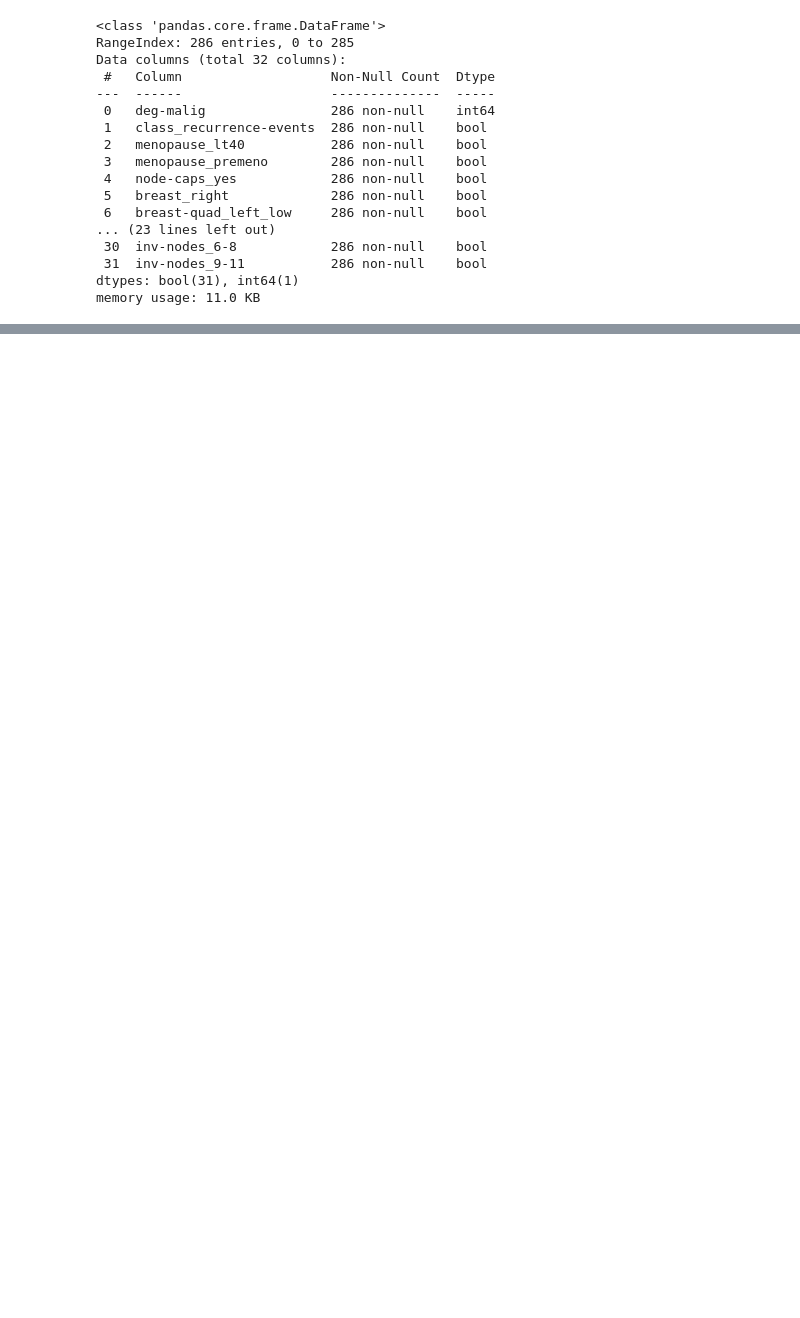
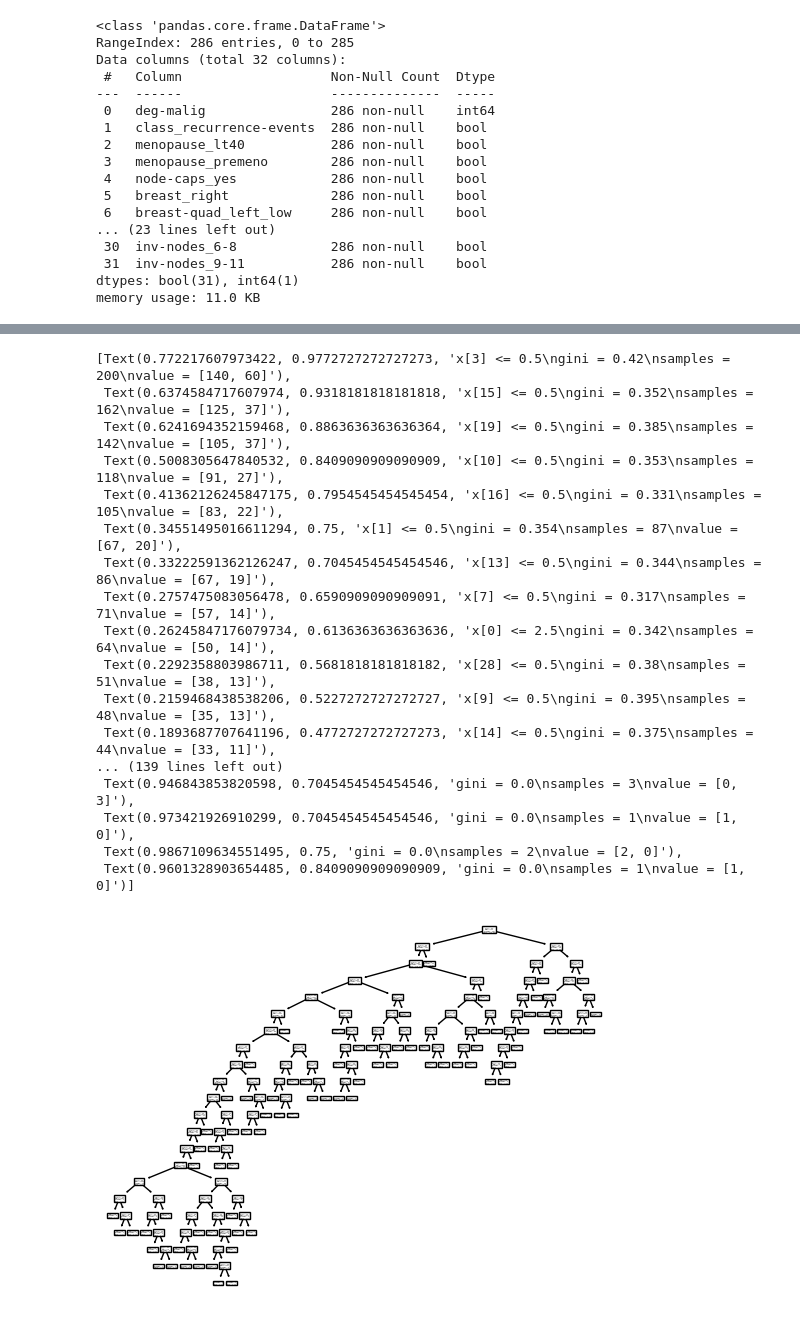
Before and after one commit to ecolley3/COE379L, a Jupyter notebook: Project2.ipynb, the cells around one changed output, grey strips where cells are left out. Drawn from its saved outputs; the diff is of its cells as text; code cells hidden in the pictures; blank space fills up the shorter version.

```diff
--- a/Project2.ipynb
+++ b/Project2.ipynb
@@ -184,7 +192,7 @@ from sklearn.model_selection import train_test_split
 X = bc.drop('class_recurrence-events', axis=1)
 y = bc['class_recurrence-events']
 
-X_train, X_test, y_train, y_test = train_test_split(X, y, test_size=0.2, random_state=1)
+X_train, X_test, y_train, y_test = train_test_split(X, y, test_size=0.3, random_state=1)
 # %%
 X_train.shape
 # %% [output]
@@ -221,0 +230,22 @@ weighted avg       0.98      0.98      0.98       228
+# %%
+from sklearn import tree
+tree.plot_tree(model_dt)
+# %% [output]
+[Text(0.772217607973422, 0.9772727272727273, 'x[3] <= 0.5\ngini = 0.42\nsamples = 200\nvalue = [140, 60]'),
+ Text(0.6374584717607974, 0.9318181818181818, 'x[15] <= 0.5\ngini = 0.352\nsamples = 162\nvalue = [125, 37]'),
+ Text(0.6241694352159468, 0.8863636363636364, 'x[19] <= 0.5\ngini = 0.385\nsamples = 142\nvalue = [105, 37]'),
+ Text(0.5008305647840532, 0.8409090909090909, 'x[10] <= 0.5\ngini = 0.353\nsamples = 118\nvalue = [91, 27]'),
+ Text(0.41362126245847175, 0.7954545454545454, 'x[16] <= 0.5\ngini = 0.331\nsamples = 105\nvalue = [83, 22]'),
+ Text(0.34551495016611294, 0.75, 'x[1] <= 0.5\ngini = 0.354\nsamples = 87\nvalue = [67, 20]'),
+ Text(0.33222591362126247, 0.7045454545454546, 'x[13] <= 0.5\ngini = 0.344\nsamples = 86\nvalue = [67, 19]'),
+ Text(0.2757475083056478, 0.6590909090909091, 'x[7] <= 0.5\ngini = 0.317\nsamples = 71\nvalue = [57, 14]'),
+ Text(0.26245847176079734, 0.6136363636363636, 'x[0] <= 2.5\ngini = 0.342\nsamples = 64\nvalue = [50, 14]'),
+ Text(0.2292358803986711, 0.5681818181818182, 'x[28] <= 0.5\ngini = 0.38\nsamples = 51\nvalue = [38, 13]'),
+ Text(0.2159468438538206, 0.5227272727272727, 'x[9] <= 0.5\ngini = 0.395\nsamples = 48\nvalue = [35, 13]'),
+ Text(0.1893687707641196, 0.4772727272727273, 'x[14] <= 0.5\ngini = 0.375\nsamples = 44\nvalue = [33, 11]'),
+... (139 lines left out)
+ Text(0.946843853820598, 0.7045454545454546, 'gini = 0.0\nsamples = 3\nvalue = [0, 3]'),
+ Text(0.973421926910299, 0.7045454545454546, 'gini = 0.0\nsamples = 1\nvalue = [1, 0]'),
+ Text(0.9867109634551495, 0.75, 'gini = 0.0\nsamples = 2\nvalue = [2, 0]'),
+ Text(0.9601328903654485, 0.8409090909090909, 'gini = 0.0\nsamples = 1\nvalue = [1, 0]')]
+[figure, added]
```
Also changed, not shown: parts of 32 cells of this notebook.
